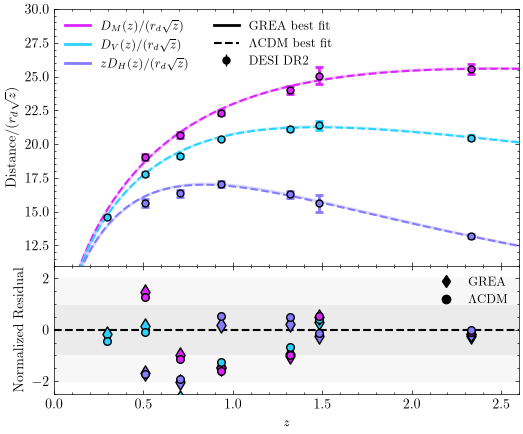
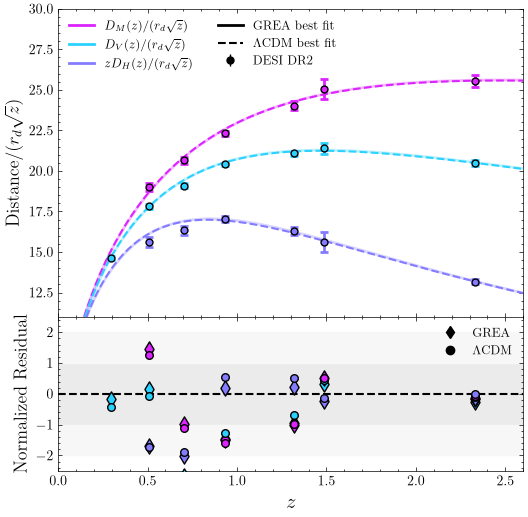
The change to this notebook cell's code, shown as a diff; its figure went from the first image to the second:
--- before
+++ after
@@ -19,5 +19,5 @@
 
 fig, (axd, axr) = plt.subplots(
-    2, 1, figsize=(6, 5), sharex=True,
+    2, 1, figsize=(6, 6), sharex=True,
     gridspec_kw={"height_ratios": [2, 1], "hspace": 0.0},
 )
@@ -74,13 +74,13 @@
 axr.axhspan(1, 2, color="0.97", zorder=0)
 axr.set_ylabel(r"(data $-$ model)/$\sigma$")
-axr.set_ylabel(r"Normalized Residual")
+axr.set_ylabel(r"Normalized Residual", fontsize=13)
 
 
-axr.set_xlabel(r"$z$")
+axr.set_xlabel(r"$z$", fontsize=15)
 axr.legend(handles=[Line2D([0], [0], marker="d", color="k", lw=0, label="GREA"),
                     Line2D([0], [0], marker="o", color="k", lw=0, label=r"$\Lambda$CDM")],
            fontsize=9, loc="upper right")
 
-axd.set_ylabel(r"Distance$/(r_d\sqrt{z})$")
+axd.set_ylabel(r"Distance$/(r_d\sqrt{z})$", fontsize=13)
 axd.legend(handles=style_handles + axd.get_legend_handles_labels()[
            0],  fontsize=9, loc="upper left", ncol=2)

Commit: Added reconstruction plots